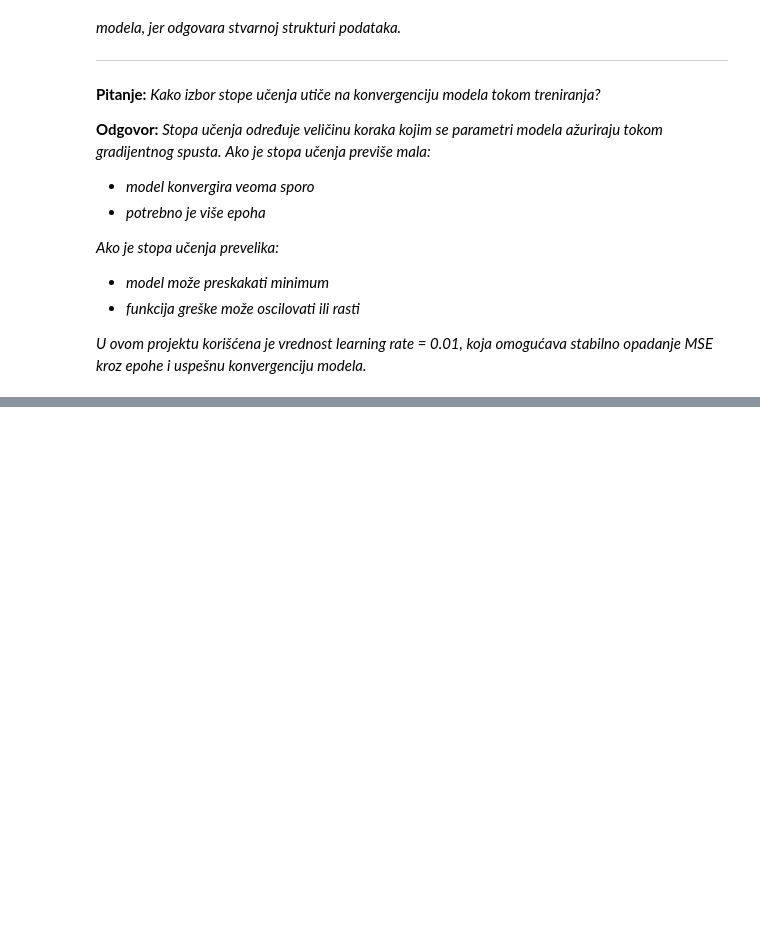
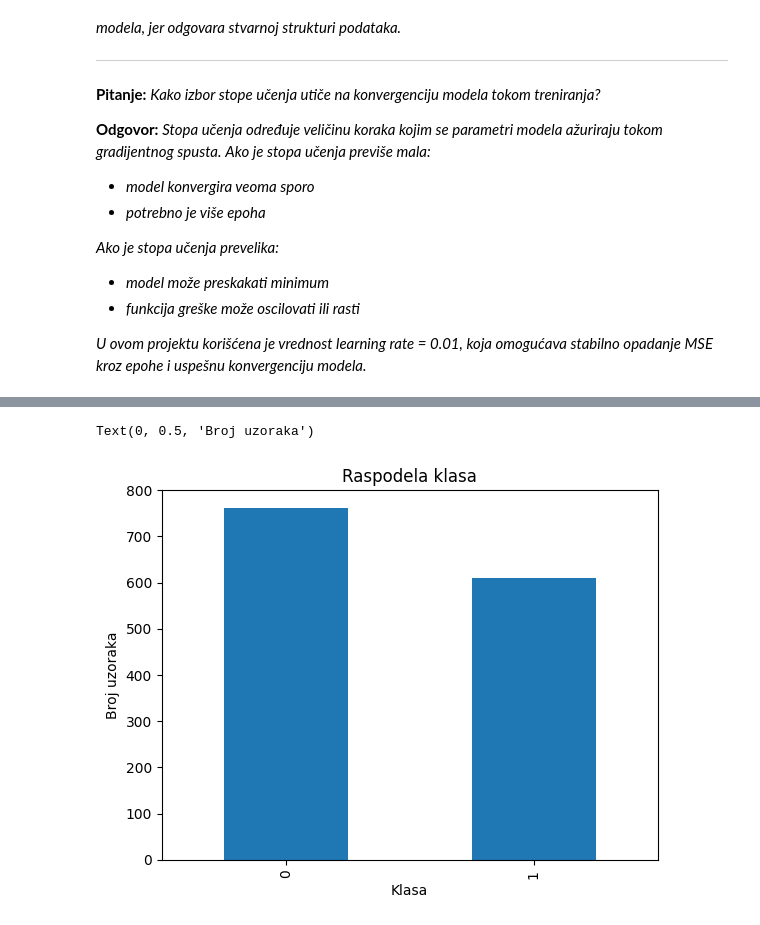
Before and after one commit to zeljkovicm/mlalg, a Jupyter notebook: ml_zavrsni_projekat.ipynb, the cells around one changed output, grey strips where cells are left out. Cells and saved outputs as stored; diff of their text form; code cells hidden in the pictures; blank space fills up the shorter version.

```diff
--- a/ml_zavrsni_projekat.ipynb
+++ b/ml_zavrsni_projekat.ipynb
@@ -447,0 +512,12 @@ U ovom primeru polinomijalna transformacija drugog stepena daje bolji rezultat o
+# %%
+import pandas as pd
+
+data = pd.read_csv("https://archive.ics.uci.edu/ml/machine-learning-databases/00267/data_banknote_authentication.txt", header=None)
+
+data.columns = [
+    "variance",
+    "skewness",
+    "curtosis",
+    "entropy",
+    "class"
+]
@@ -447,0 +592,11 @@ U ovom primeru polinomijalna transformacija drugog stepena daje bolji rezultat o
+# %%
+# Vizuelni prikaz raspodele klasa
+
+data["class"].value_counts().plot(kind="bar")
+
+plt.title("Raspodela klasa")
+plt.xlabel("Klasa")
+plt.ylabel("Broj uzoraka")
+# %% [output]
+Text(0, 0.5, 'Broj uzoraka')
+[figure, added]
```
Also changed, not shown: parts of 62 cells of this notebook.
